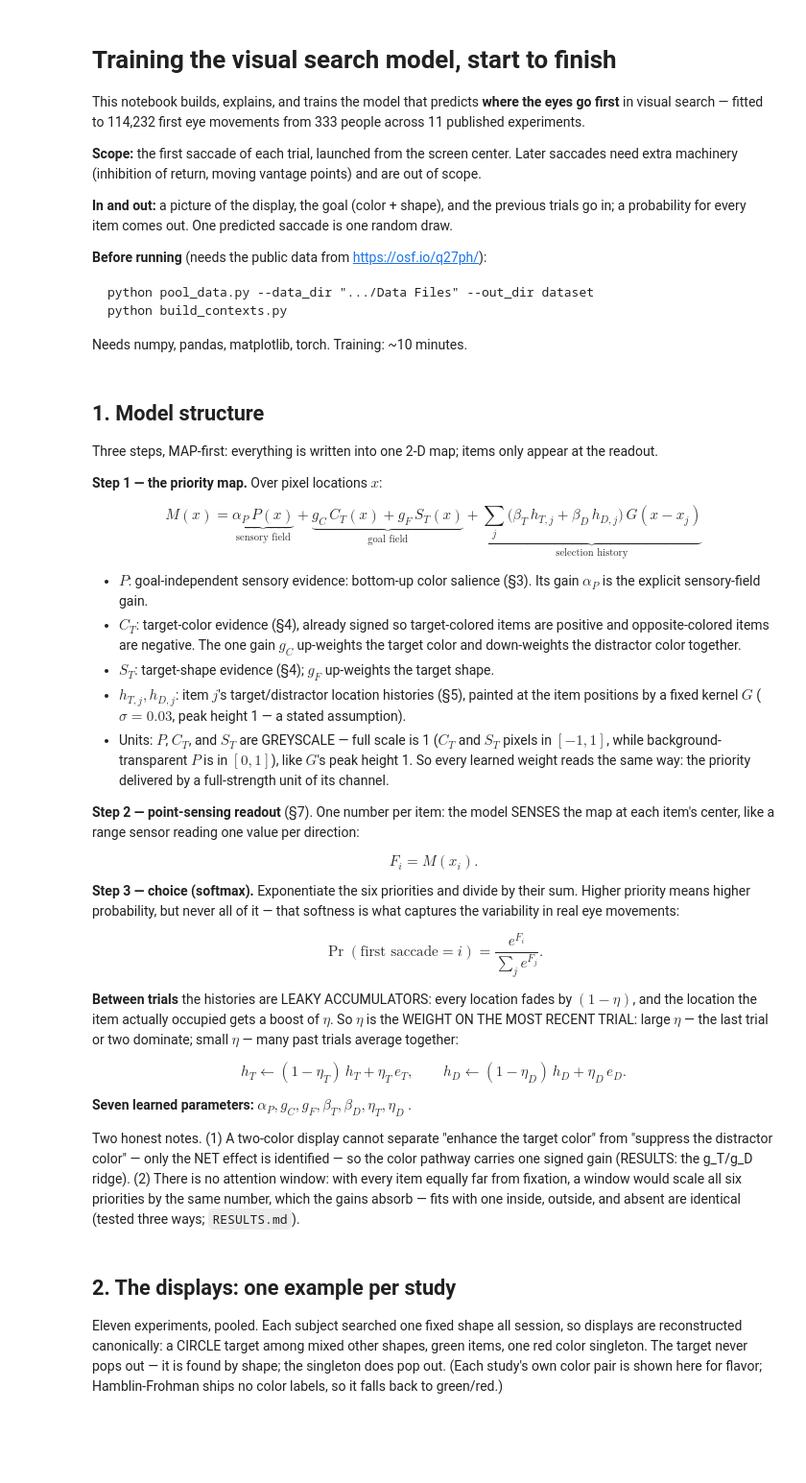
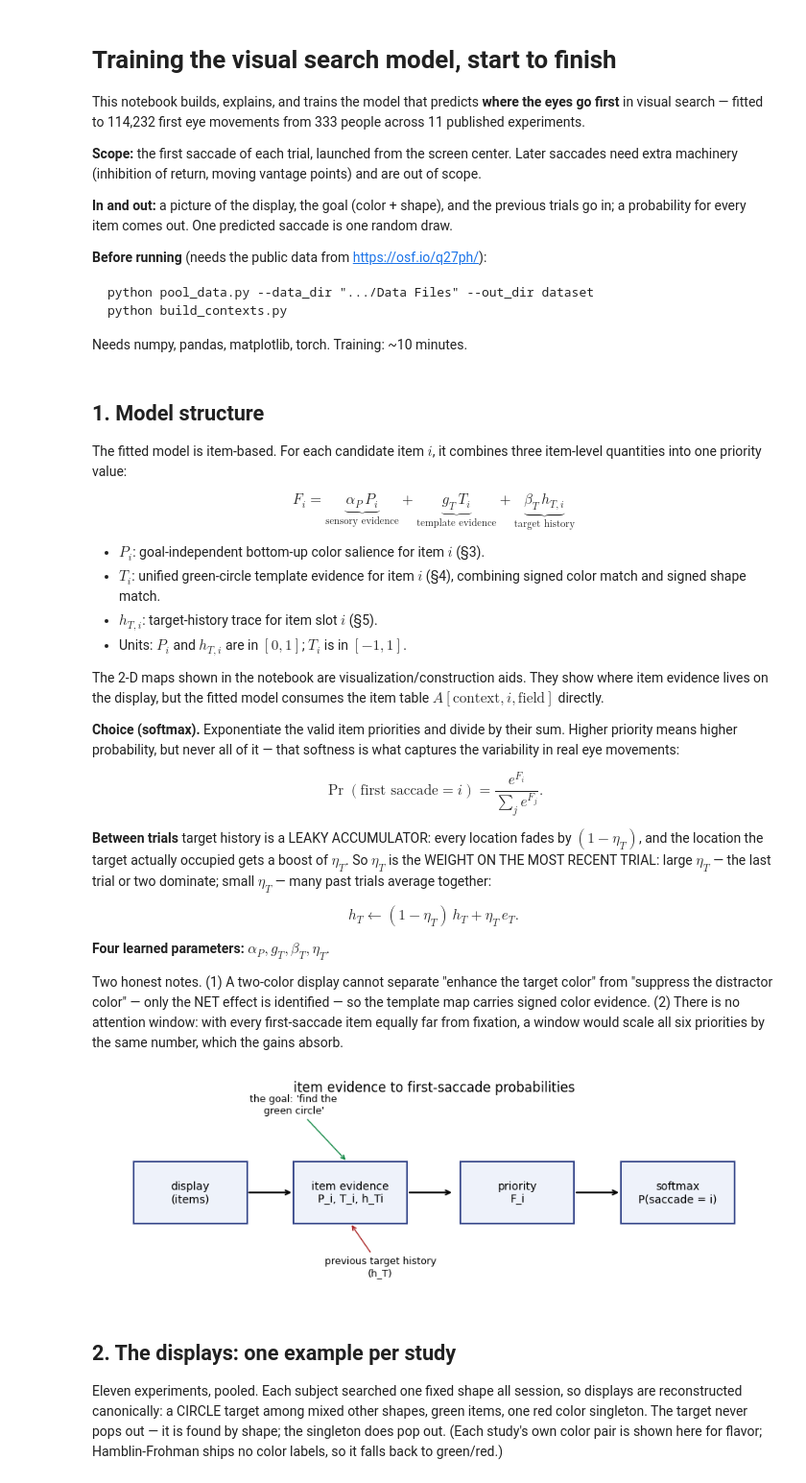
Before and after one commit to HanZhang-psych/Ego-Spatial-Sense, a Jupyter notebook: Visual-Search/tutorial_visual_search.ipynb, the cells around one changed output. Shown at 96% size. Saved outputs shown, nothing was run; the diff lists cells and outputs as text; code cells hidden in the pictures; blank space fills up the shorter version.

```diff
--- a/Visual-Search/tutorial_visual_search.ipynb
+++ b/Visual-Search/tutorial_visual_search.ipynb
@@ -32,79 +32,47 @@ from build_contexts import (opponency_contrast, shape_match_map,
 # %% [markdown]
 ## 1. Model structure
 
-Three steps, MAP-first: everything is written into one 2-D map;
-items only appear at the readout.
+The fitted model is item-based. For each candidate item $i$, it combines three item-level quantities into one priority value:
 
-**Step 1 — the priority map.** Over pixel locations $x$:
+$$ F_i = \underbrace{\alpha_P\, P_i}_{\text{sensory evidence}} + \underbrace{g_T\, T_i}_{\text{template evidence}} + \underbrace{\beta_T\, h_{T,i}}_{\text{target history}} $$
 
-$$ M(x) = \underbrace{\alpha_P\, P(x)}_{\text{sensory field}} + \underbrace{g_C\, C_T(x) + g_F\, S_T(x)}_{\text{goal field}} + \underbrace{\sum_{j}\big(\beta_T\, h_{T,j}+\beta_D\, h_{D,j}\big)\, G(x-x_j)}_{\text{selection history}} $$
+- $P_i$: goal-independent bottom-up color salience for item $i$ (§3).
+- $T_i$: unified green-circle template evidence for item $i$ (§4), combining signed color match and signed shape match.
+- $h_{T,i}$: target-history trace for item slot $i$ (§5).
+- Units: $P_i$ and $h_{T,i}$ are in $[0,1]$; $T_i$ is in $[-1,1]$.
 
-- $P$: goal-independent sensory evidence: bottom-up color salience (§3). Its gain $\alpha_P$ is the explicit sensory-field gain.
-- $C_T$: target-color evidence (§4), already signed so target-colored items are positive and opposite-colored items are negative. The one gain $g_C$ up-weights the target color and down-weights the distractor color together.
-- $S_T$: target-shape evidence (§4); $g_F$ up-weights the target shape.
-- $h_{T,j}, h_{D,j}$: item $j$'s target/distractor location
-  histories (§5), painted at the item positions by a fixed kernel
-  $G$ ($\sigma = 0.03$, peak height 1 — a stated assumption).
-- Units: $P$, $C_T$, and $S_T$ are GREYSCALE — full scale is 1 ($C_T$ and $S_T$ pixels in $[-1,1]$, while background-transparent $P$ is in $[0,1]$), like $G$'s peak height 1.
-  So every learned weight reads the same way: the priority
-  delivered by a full-strength unit of its channel.
+The 2-D maps shown in the notebook are visualization/construction aids. They show where item evidence lives on the display, but the fitted model consumes the item table $A[\text{context}, i, \text{field}]$ directly.
 
-**Step 2 — point-sensing readout** (§7). One number per item:
-the model SENSES the map at each item's center, like a range
-sensor reading one value per direction:
-
-$$ F_i = M(x_i). $$
-
-**Step 3 — choice (softmax).** Exponentiate the six priorities and
-divide by their sum. Higher priority means higher probability, but
-never all of it — that softness is what captures the variability
-in real eye movements:
+**Choice (softmax).** Exponentiate the valid item priorities and divide by their sum. Higher priority means higher probability, but never all of it — that softness is what captures the variability in real eye movements:
 
 $$ \Pr(\text{first saccade} = i) =
 \frac{e^{F_i}}{\sum_j e^{F_j}}. $$
 
-**Between trials** the histories are LEAKY ACCUMULATORS: every
-location fades by $(1-\eta)$, and the location the item actually
-occupied gets a boost of $\eta$. So $\eta$ is the WEIGHT ON THE
-MOST RECENT TRIAL: large $\eta$ — the last trial or two dominate;
-small $\eta$ — many past trials average together:
+**Between trials** target history is a LEAKY ACCUMULATOR: every location fades by $(1-\eta_T)$, and the location the target actually occupied gets a boost of $\eta_T$. So $\eta_T$ is the WEIGHT ON THE MOST RECENT TRIAL: large $\eta_T$ — the last trial or two dominate; small $\eta_T$ — many past trials average together:
 
-$$ h_T \leftarrow (1-\eta_T)\, h_T + \eta_T\, e_T, \qquad
-h_D \leftarrow (1-\eta_D)\, h_D + \eta_D\, e_D. $$
+$$ h_T \leftarrow (1-\eta_T)\, h_T + \eta_T\, e_T. $$
 
-**Seven learned parameters:** $\alpha_P, g_C, g_F, \beta_T, \beta_D,
-\eta_T, \eta_D$.
+**Four learned parameters:** $\alpha_P, g_T, \beta_T, \eta_T$.
 
-Two honest notes. (1) A two-color display cannot separate
-"enhance the target color" from "suppress the distractor color" —
-only the NET effect is identified — so the color pathway carries
-one signed gain (RESULTS: the g_T/g_D ridge). (2) There is no
-attention window: with every item equally far from fixation, a
-window would scale all six priorities by the same number, which
-the gains absorb — fits with one inside, outside, and absent are
-identical (tested three ways; `RESULTS.md`).
+Two honest notes. (1) A two-color display cannot separate "enhance the target color" from "suppress the distractor color" — only the NET effect is identified — so the template map carries signed color evidence. (2) There is no attention window: with every first-saccade item equally far from fixation, a window would scale all six priorities by the same number, which the gains absorb.
 # %%
 fig, ax = plt.subplots(figsize=(11, 3.2))
-boxes = [(0.05, "display\n(pixels)"),
-         (0.29, "priority map M(x)\n(sensory + goal + history)"),
-         (0.54, "sense at item\ncenters: F_i"),
+boxes = [(0.05, "display\n(items)"),
+         (0.29, "item evidence\nP_i, T_i, h_Ti"),
+         (0.54, "priority\nF_i"),
          (0.78, "softmax\nP(saccade = i)")]
 for x, label in boxes:
-    ax.add_patch(plt.Rectangle((x, 0.35), 0.17, 0.32, fc="#eef2fa",
-                               ec="#334488", lw=1.5))
+    ax.add_patch(plt.Rectangle((x, 0.35), 0.17, 0.32, fc="#eef2fa", ec="#334488", lw=1.5))
     ax.text(x + 0.085, 0.51, label, ha="center", va="center", fontsize=10)
 for x, _ in boxes[:-1]:
-    ax.annotate("", xy=(x + 0.24, 0.51), xytext=(x + 0.17, 0.51),
-                arrowprops=dict(arrowstyle="->", lw=1.5))
-ax.annotate("the goal: 'find the\ngreen circle'", xy=(0.35, 0.67),
-            xytext=(0.29, 0.92), ha="center", fontsize=9,
-            arrowprops=dict(arrowstyle="->", color="#118844"))
-ax.annotate("previous trials' histories\n(h_T, h_D)", xy=(0.375, 0.35),
-            xytext=(0.42, 0.08), ha="center", fontsize=9,
-            arrowprops=dict(arrowstyle="->", color="#aa2222"))
+    ax.annotate("", xy=(x + 0.24, 0.51), xytext=(x + 0.17, 0.51), arrowprops=dict(arrowstyle="->", lw=1.5))
+ax.annotate("the goal: 'find the\ngreen circle'", xy=(0.37, 0.67), xytext=(0.29, 0.92), ha="center", fontsize=9, arrowprops=dict(arrowstyle="->", color="#118844"))
+ax.annotate("previous target history\n(h_T)", xy=(0.375, 0.35), xytext=(0.42, 0.08), ha="center", fontsize=9, arrowprops=dict(arrowstyle="->", color="#aa2222"))
 ax.set_xlim(0, 1.0); ax.set_ylim(0, 1); ax.axis("off")
-plt.title("map first; items only at the readout")
+plt.title("item evidence to first-saccade probabilities")
 plt.show()
+# %% [output]
+[figure, added]
 # %% [markdown]
 ## 2. The displays: one example per study
 
```
Also changed, not shown: parts of 34 cells of this notebook, 17 other files.
